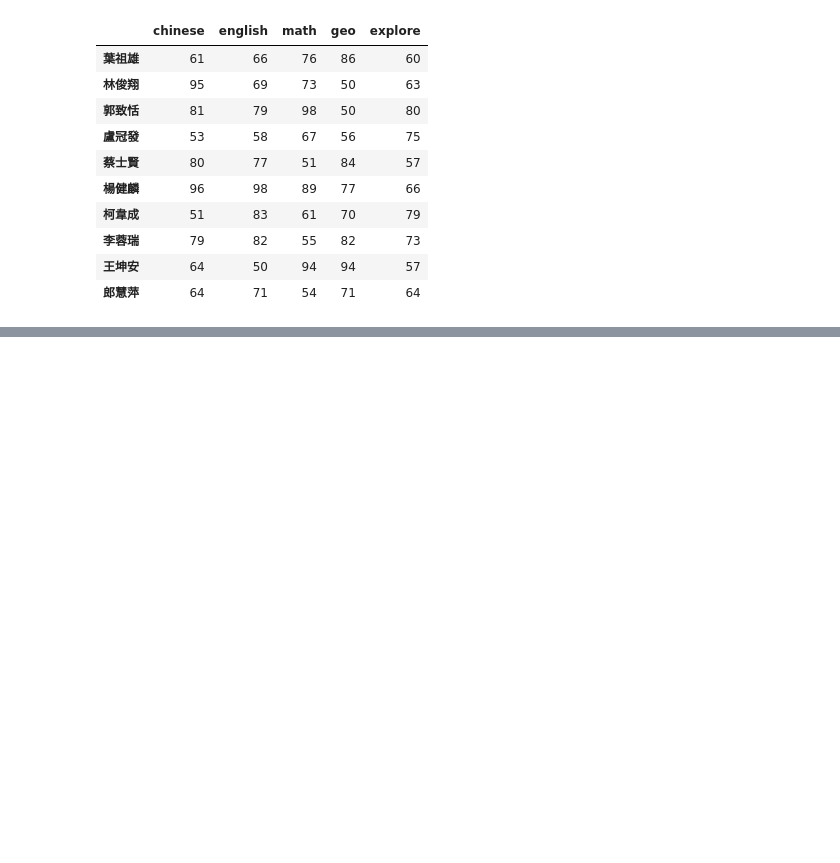
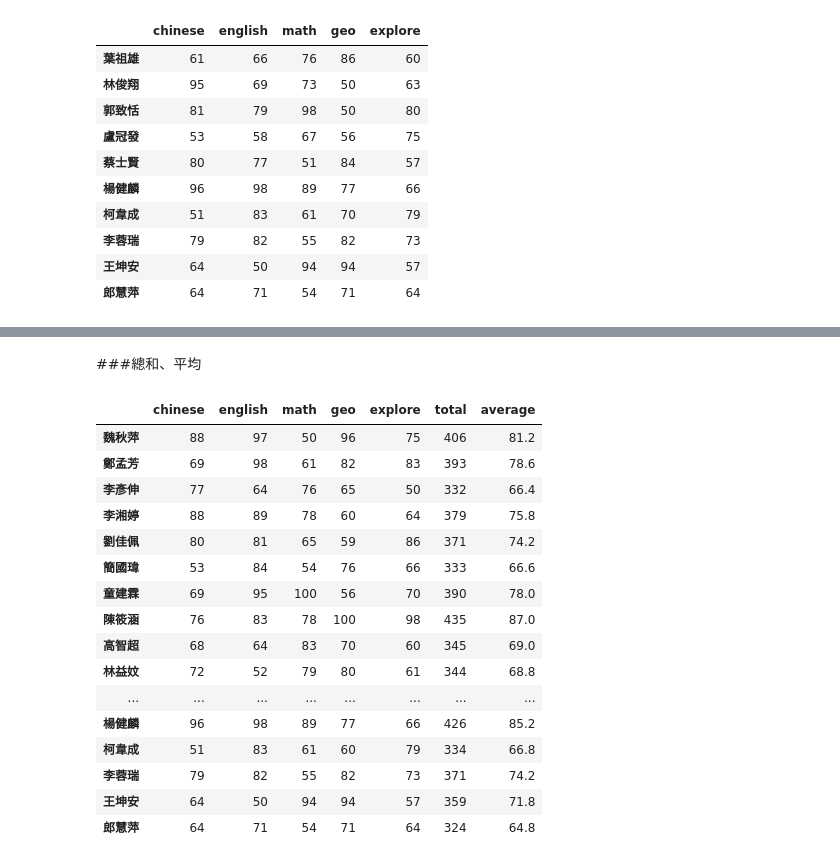
Before and after one commit to jessiehsu731/python_analysis, a Jupyter notebook: lesson5_4.ipynb, the cells around one changed output, grey strips where cells are left out. Cells and saved outputs as stored; diff of their text form; code cells hidden in the pictures; blank space fills up the shorter version.

```diff
--- a/lesson5_4.ipynb
+++ b/lesson5_4.ipynb
@@ -115,0 +154,5 @@ df[-10:]
+# %%
+df.sum(axis=1)    #axis{index (0), columns (1)}
+stu_sum = df.sum(axis=1)
+stu_mean = stu_sum / 5
+stu_mean
@@ -115,0 +177,25 @@ df[-10:]
+# %% [markdown]
+###總和、平均
+# %%
+df['total'] = stu_sum
+df['average'] = stu_mean
+# %%
+df
+# %% [output]
+|  | chinese | english | math | geo | explore | total | average |
+| 魏秋萍 | 88 | 97 | 50 | 96 | 75 | 406 | 81.2 |
+| 鄭孟芳 | 69 | 98 | 61 | 82 | 83 | 393 | 78.6 |
+| 李彥伸 | 77 | 64 | 76 | 65 | 50 | 332 | 66.4 |
+| 李湘婷 | 88 | 89 | 78 | 60 | 64 | 379 | 75.8 |
+| 劉佳佩 | 80 | 81 | 65 | 59 | 86 | 371 | 74.2 |
+| 簡國瑋 | 53 | 84 | 54 | 76 | 66 | 333 | 66.6 |
+| 童建霖 | 69 | 95 | 100 | 56 | 70 | 390 | 78.0 |
+| 陳筱涵 | 76 | 83 | 78 | 100 | 98 | 435 | 87.0 |
+| 高智超 | 68 | 64 | 83 | 70 | 60 | 345 | 69.0 |
+| 林益妏 | 72 | 52 | 79 | 80 | 61 | 344 | 68.8 |
+| ... | ... | ... | ... | ... | ... | ... | ... |
+| 楊健麟 | 96 | 98 | 89 | 77 | 66 | 426 | 85.2 |
+| 柯韋成 | 51 | 83 | 61 | 60 | 79 | 334 | 66.8 |
+| 李蓉瑞 | 79 | 82 | 55 | 82 | 73 | 371 | 74.2 |
+| 王坤安 | 64 | 50 | 94 | 94 | 57 | 359 | 71.8 |
+| 郎慧萍 | 64 | 71 | 54 | 71 | 64 | 324 | 64.8 |
```
Also changed, not shown: parts of 3 cells of this notebook.
